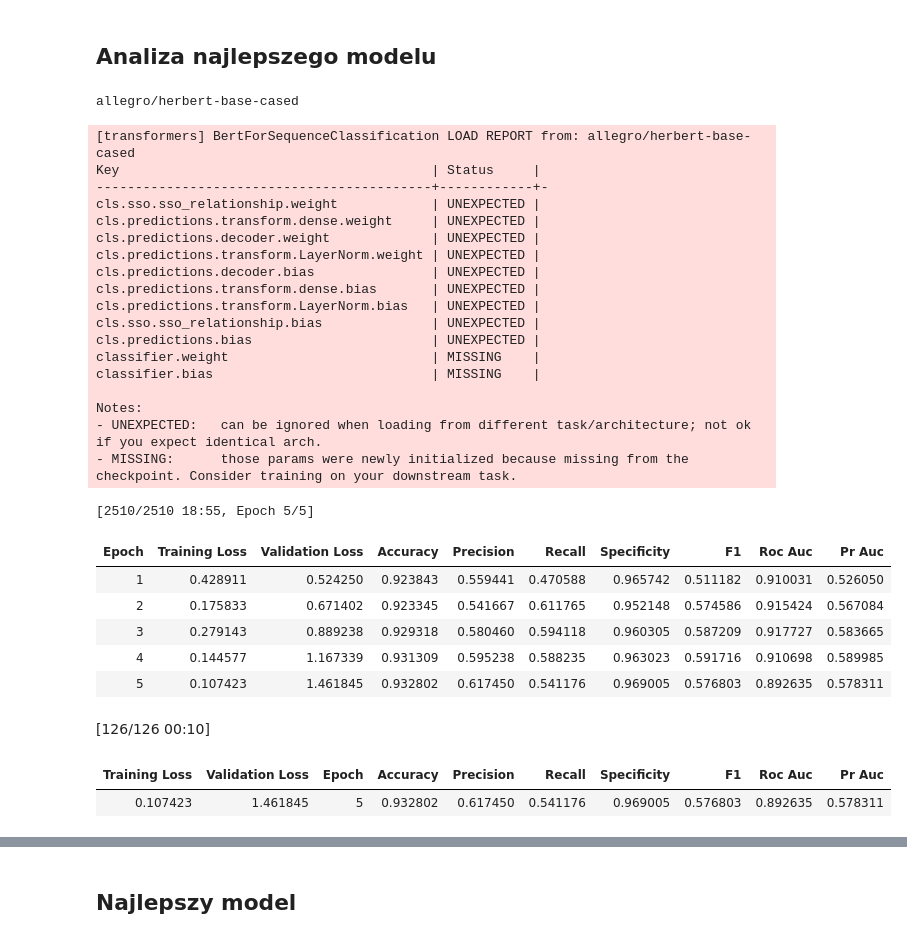
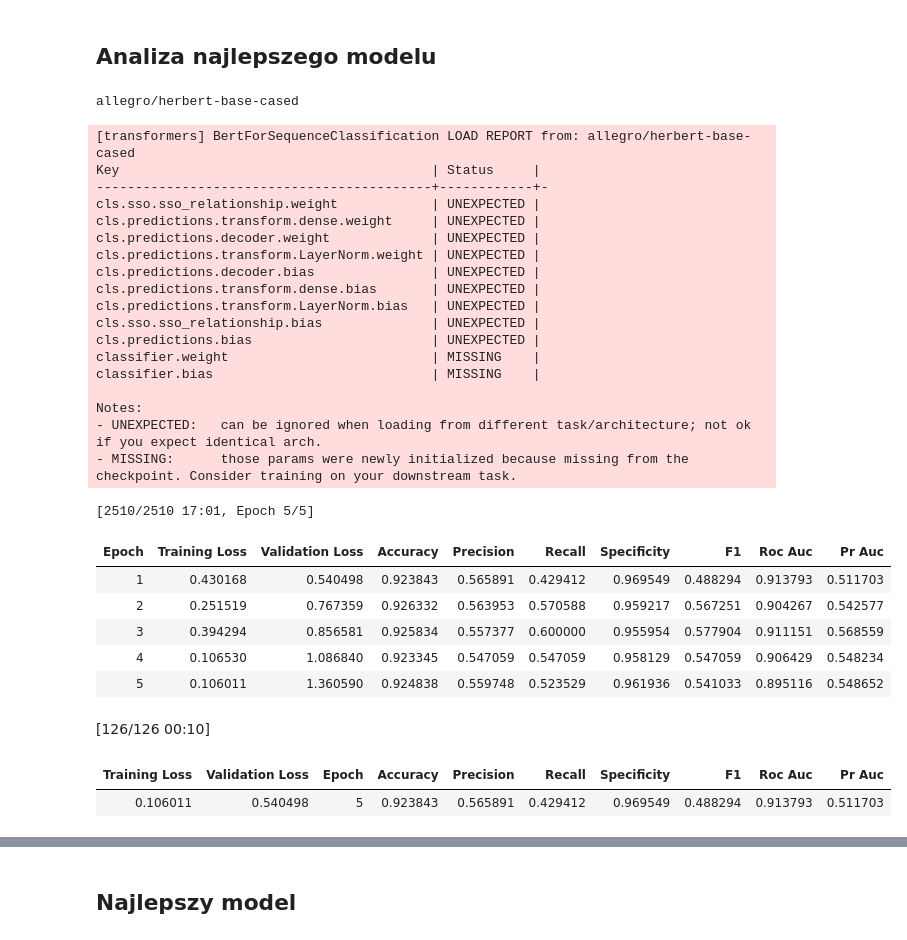
Before and after one commit to szymonsteccc/ssne_26L, a Jupyter notebook: FINAL/rozwiazanie.ipynb, the cells around one changed output, grey strips where cells are left out. Saved outputs shown, nothing was run; the diff lists cells and outputs as text; code cells hidden in the pictures.

```diff
--- a/FINAL/rozwiazanie.ipynb
+++ b/FINAL/rozwiazanie.ipynb
@@ -180,7 +223,7 @@ for model_name in MODELS:
         report_to="none"
     )
 
-    trainer = WeightedTrainer(
+    trainer = FocalTrainer(
         model=model,
         args=args,
         train_dataset=train_dataset,
@@ -253,47 +296,47 @@ args = TrainingArguments(
     report_to="none"
 )
 
-trainer = WeightedTrainer(
+trainer = FocalTrainer(
     model=model,
     args=args,
     train_dataset=train_dataset,
     eval_dataset=val_dataset,
     compute_metrics=compute_metrics
 )
 
 trainer.train()
 
 metrics = trainer.evaluate()
 # %% [output]
 allegro/herbert-base-cased
 [transformers] BertForSequenceClassification LOAD REPORT from: allegro/herbert-base-cased
 Key                                        | Status     |
 -------------------------------------------+------------+-
 cls.sso.sso_relationship.weight            | UNEXPECTED |
 cls.predictions.transform.dense.weight     | UNEXPECTED |
 cls.predictions.decoder.weight             | UNEXPECTED |
 cls.predictions.transform.LayerNorm.weight | UNEXPECTED |
 cls.predictions.decoder.bias               | UNEXPECTED |
 cls.predictions.transform.dense.bias       | UNEXPECTED |
 cls.predictions.transform.LayerNorm.bias   | UNEXPECTED |
 cls.sso.sso_relationship.bias              | UNEXPECTED |
 cls.predictions.bias                       | UNEXPECTED |
 classifier.weight                          | MISSING    |
 classifier.bias                            | MISSING    |
 
 Notes:
 - UNEXPECTED:   can be ignored when loading from different task/architecture; not ok if you expect identical arch.
 - MISSING:      those params were newly initialized because missing from the checkpoint. Consider training on your downstream task.
-[2510/2510 18:55, Epoch 5/5]
+[2510/2510 17:01, Epoch 5/5]
 | Epoch | Training Loss | Validation Loss | Accuracy | Precision | Recall | Specificity | F1 | Roc Auc | Pr Auc |
-| 1 | 0.428911 | 0.524250 | 0.923843 | 0.559441 | 0.470588 | 0.965742 | 0.511182 | 0.910031 | 0.526050 |
-| 2 | 0.175833 | 0.671402 | 0.923345 | 0.541667 | 0.611765 | 0.952148 | 0.574586 | 0.915424 | 0.567084 |
-| 3 | 0.279143 | 0.889238 | 0.929318 | 0.580460 | 0.594118 | 0.960305 | 0.587209 | 0.917727 | 0.583665 |
-| 4 | 0.144577 | 1.167339 | 0.931309 | 0.595238 | 0.588235 | 0.963023 | 0.591716 | 0.910698 | 0.589985 |
-| 5 | 0.107423 | 1.461845 | 0.932802 | 0.617450 | 0.541176 | 0.969005 | 0.576803 | 0.892635 | 0.578311 |
+| 1 | 0.430168 | 0.540498 | 0.923843 | 0.565891 | 0.429412 | 0.969549 | 0.488294 | 0.913793 | 0.511703 |
+| 2 | 0.251519 | 0.767359 | 0.926332 | 0.563953 | 0.570588 | 0.959217 | 0.567251 | 0.904267 | 0.542577 |
+| 3 | 0.394294 | 0.856581 | 0.925834 | 0.557377 | 0.600000 | 0.955954 | 0.577904 | 0.911151 | 0.568559 |
+| 4 | 0.106530 | 1.086840 | 0.923345 | 0.547059 | 0.547059 | 0.958129 | 0.547059 | 0.906429 | 0.548234 |
+| 5 | 0.106011 | 1.360590 | 0.924838 | 0.559748 | 0.523529 | 0.961936 | 0.541033 | 0.895116 | 0.548652 |
 [126/126 00:10]
 | Training Loss | Validation Loss | Epoch | Accuracy | Precision | Recall | Specificity | F1 | Roc Auc | Pr Auc |
-| 0.107423 | 1.461845 | 5 | 0.932802 | 0.617450 | 0.541176 | 0.969005 | 0.576803 | 0.892635 | 0.578311 |
+| 0.106011 | 0.540498 | 5 | 0.923843 | 0.565891 | 0.429412 | 0.969549 | 0.488294 | 0.913793 | 0.511703 |
 # %%
 print(metrics)
 # %% [output]
```
Also changed, not shown: parts of 5 cells of this notebook.
